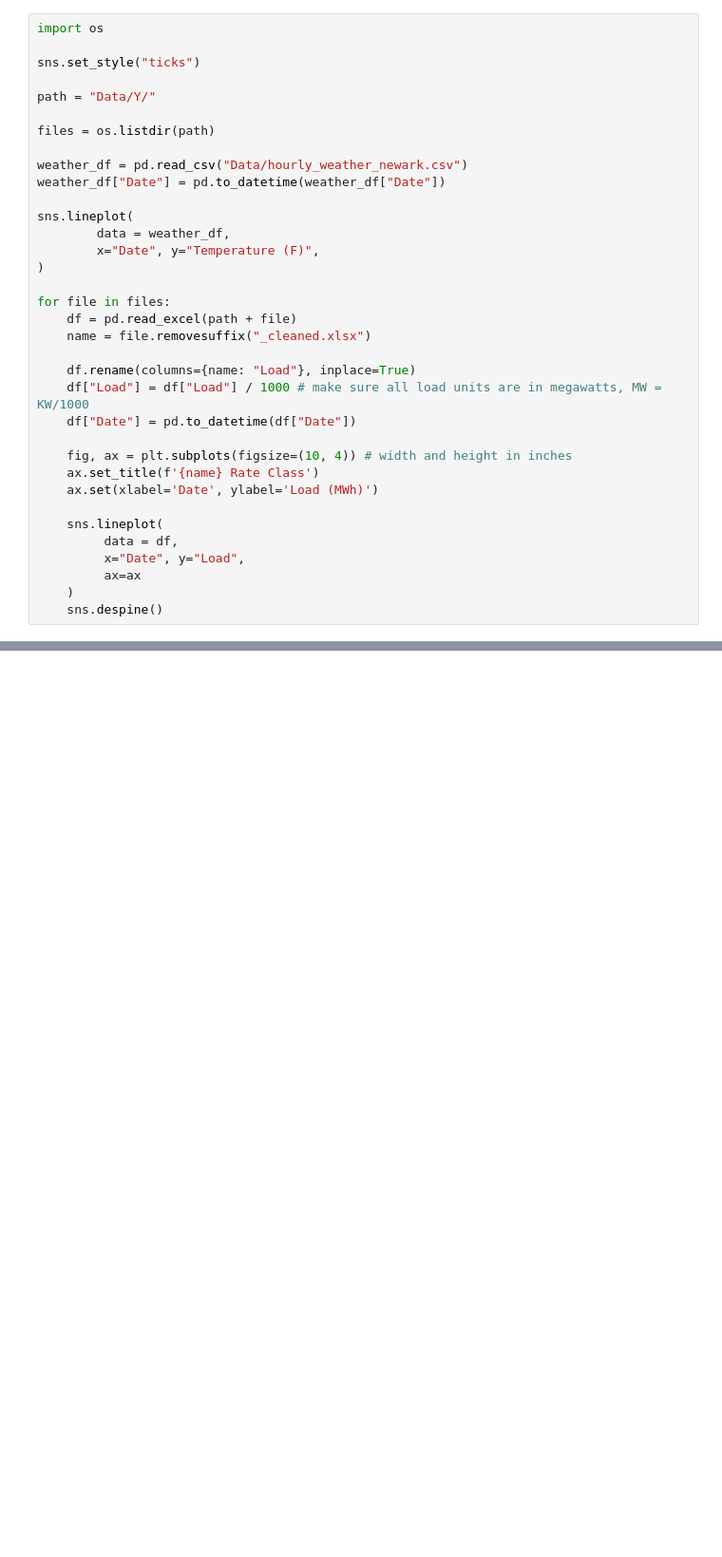
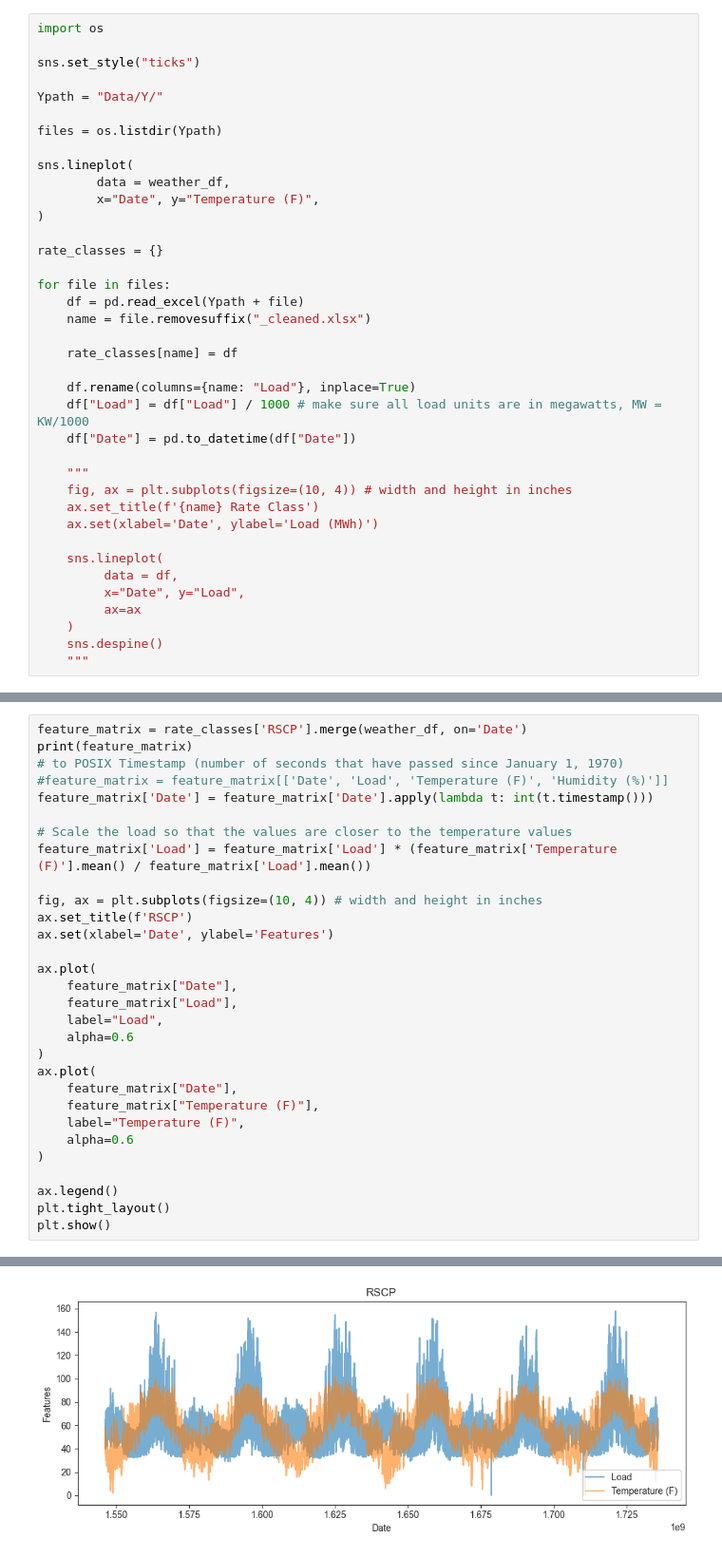
Before and after one commit to andytieu/ds340w-load-forcasting, a Jupyter notebook: plots.ipynb, the cells around one changed output, grey strips where cells are left out. Shown at 95% size. Cells and saved outputs as stored; diff of their text form; blank space fills up the shorter version.

```diff
--- a/plots.ipynb
+++ b/plots.ipynb
@@ -7,26 +28,28 @@ import os
 
 sns.set_style("ticks")
 
-path = "Data/Y/"
+Ypath = "Data/Y/"
 
-files = os.listdir(path)
-
-weather_df = pd.read_csv("Data/hourly_weather_newark.csv")
-weather_df["Date"] = pd.to_datetime(weather_df["Date"])
+files = os.listdir(Ypath)
 
 sns.lineplot(
         data = weather_df,
         x="Date", y="Temperature (F)",
 )
 
+rate_classes = {}
+
 for file in files:
-    df = pd.read_excel(path + file)
+    df = pd.read_excel(Ypath + file)
     name = file.removesuffix("_cleaned.xlsx")
+
+    rate_classes[name] = df
 
     df.rename(columns={name: "Load"}, inplace=True)
     df["Load"] = df["Load"] / 1000 # make sure all load units are in megawatts, MW = KW/1000
     df["Date"] = pd.to_datetime(df["Date"])
 
+    """
     fig, ax = plt.subplots(figsize=(10, 4)) # width and height in inches
     ax.set_title(f'{name} Rate Class')
     ax.set(xlabel='Date', ylabel='Load (MWh)')
@@ -37,5 +60,6 @@ for file in files:
          ax=ax
     )
     sns.despine()
+    """
 # %% [output]
 [figure]
@@ -52,0 +66,31 @@ for file in files:
+# %%
+feature_matrix = rate_classes['RSCP'].merge(weather_df, on='Date')
+print(feature_matrix)
+# to POSIX Timestamp (number of seconds that have passed since January 1, 1970)
+#feature_matrix = feature_matrix[['Date', 'Load', 'Temperature (F)', 'Humidity (%)']]
+feature_matrix['Date'] = feature_matrix['Date'].apply(lambda t: int(t.timestamp()))
+
+# Scale the load so that the values are closer to the temperature values
+feature_matrix['Load'] = feature_matrix['Load'] * (feature_matrix['Temperature (F)'].mean() / feature_matrix['Load'].mean())
+
+fig, ax = plt.subplots(figsize=(10, 4)) # width and height in inches
+ax.set_title(f'RSCP')
+ax.set(xlabel='Date', ylabel='Features')
+
+ax.plot(
+    feature_matrix["Date"],
+    feature_matrix["Load"],
+    label="Load",
+    alpha=0.6
+)
+ax.plot(
+    feature_matrix["Date"],
+    feature_matrix["Temperature (F)"],
+    label="Temperature (F)",
+    alpha=0.6
+)
+
+ax.legend()
+plt.tight_layout()
+plt.show()
+# %% [output]
@@ -52,0 +114 @@ for file in files:
+[figure, added]
```
Also changed, not shown: parts of 5 cells of this notebook, 1 other file.
